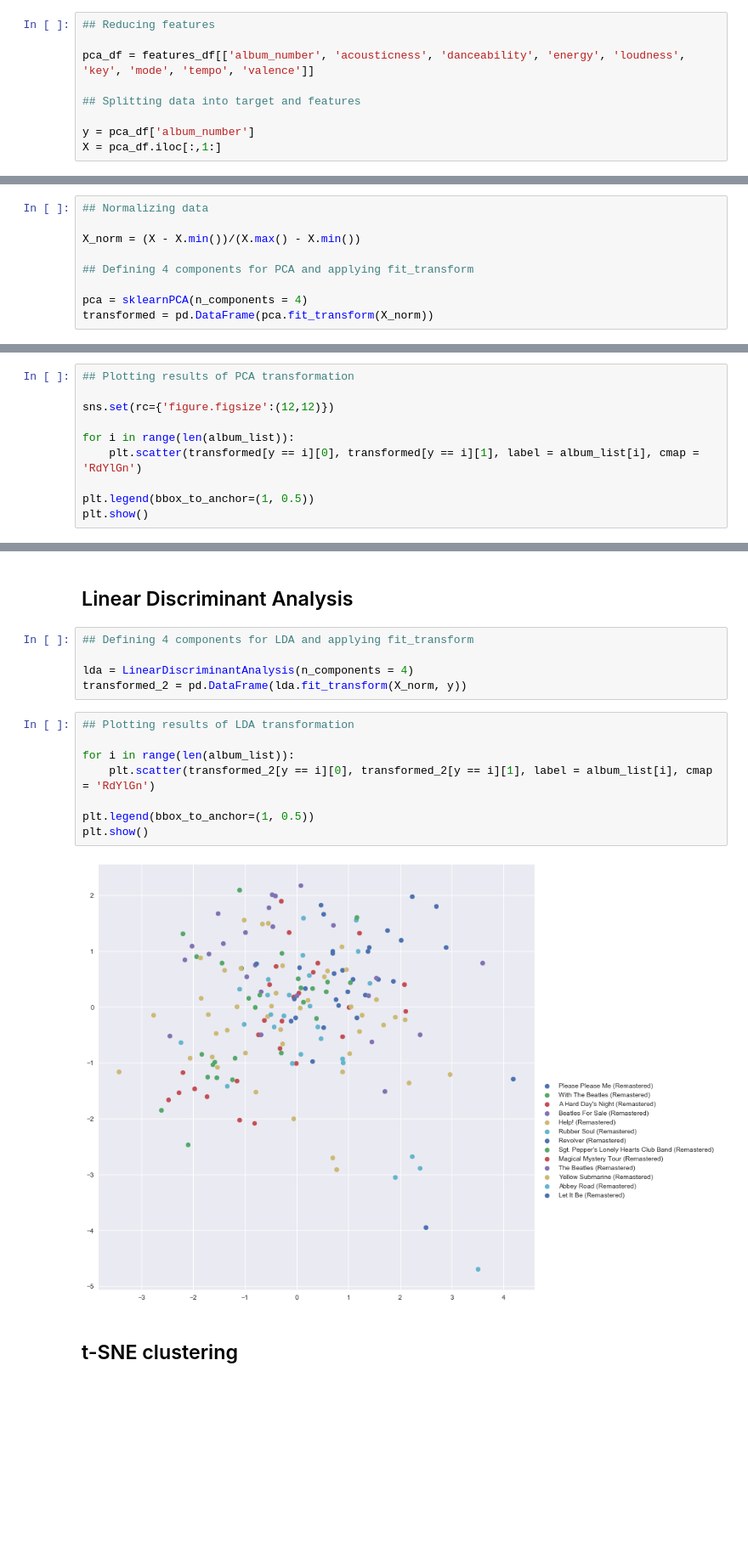
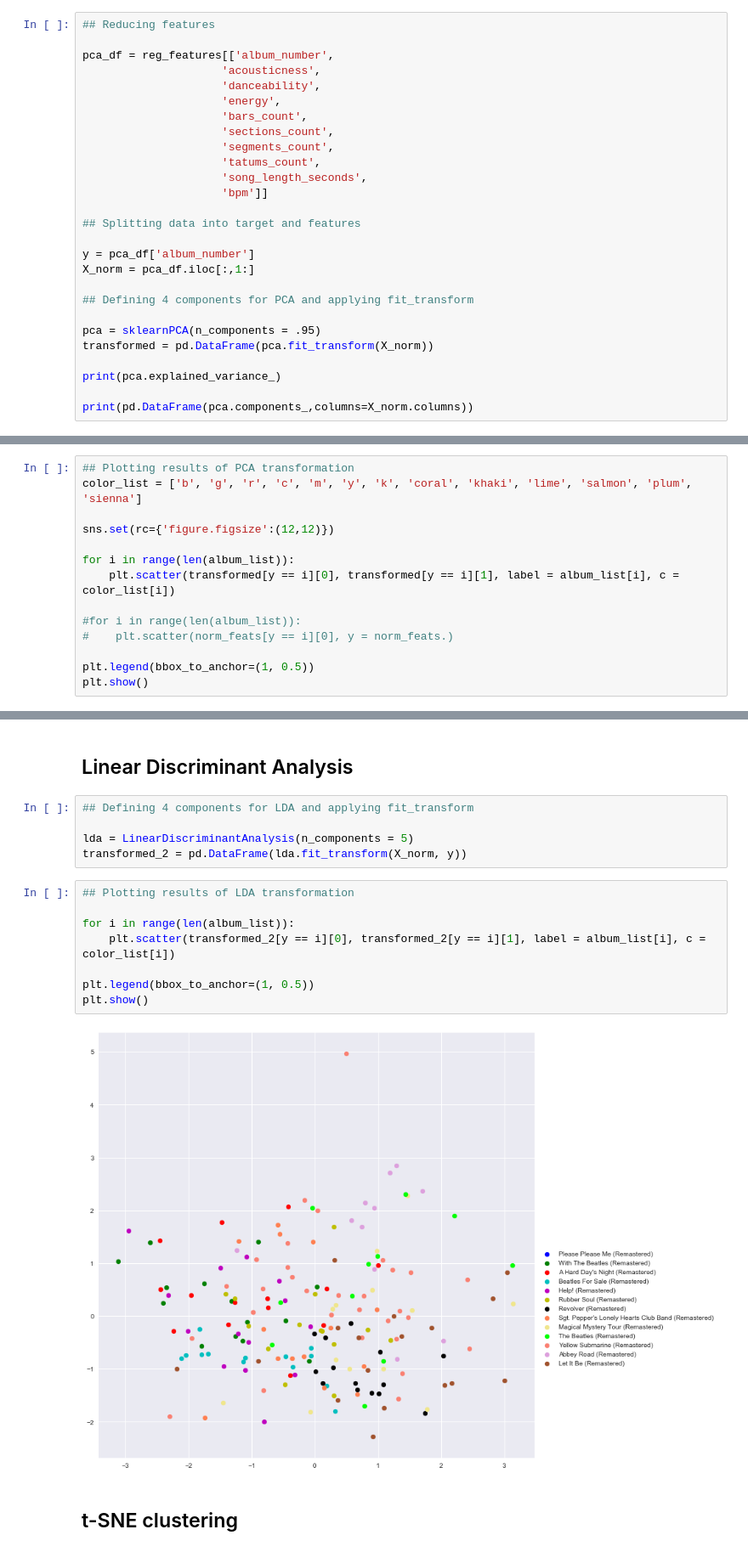
Before and after one commit to jroth006/The-future-of-music, a Jupyter notebook: Exploratory Data Analysis.ipynb, the cells around one changed output, grey strips where cells are left out. Shown at 85% size. Cells and saved outputs as stored; diff of their text form; blank space fills up the shorter version.

```diff
--- a/Exploratory Data Analysis.ipynb
+++ b/Exploratory Data Analysis.ipynb
@@ -206,9 +513,27 @@ print(album_list)
 # %%
 ## Reducing features
 
-pca_df = features_df[['album_number', 'acousticness', 'danceability', 'energy', 'loudness', 'key', 'mode', 'tempo', 'valence']]
+pca_df = reg_features[['album_number',
+                     'acousticness',
+                     'danceability',
+                     'energy',
+                     'bars_count',
+                     'sections_count',
+                     'segments_count',
+                     'tatums_count',
+                     'song_length_seconds',
+                     'bpm']]
 
 ## Splitting data into target and features
 
 y = pca_df['album_number']
-X = pca_df.iloc[:,1:]
+X_norm = pca_df.iloc[:,1:]
+
+## Defining 4 components for PCA and applying fit_transform
+
+pca = sklearnPCA(n_components = .95)
+transformed = pd.DataFrame(pca.fit_transform(X_norm))
+
+print(pca.explained_variance_)
+
+print(pd.DataFrame(pca.components_,columns=X_norm.columns))
@@ -215,9 +554,0 @@ X = pca_df.iloc[:,1:]
-# %%
-## Normalizing data
-
-X_norm = (X - X.min())/(X.max() - X.min())
-
-## Defining 4 components for PCA and applying fit_transform
-
-pca = sklearnPCA(n_components = 4)
-transformed = pd.DataFrame(pca.fit_transform(X_norm))
@@ -224,10 +580,14 @@ transformed = pd.DataFrame(pca.fit_transform(X_norm))
 # %%
 ## Plotting results of PCA transformation
+color_list = ['b', 'g', 'r', 'c', 'm', 'y', 'k', 'coral', 'khaki', 'lime', 'salmon', 'plum', 'sienna']
 
 sns.set(rc={'figure.figsize':(12,12)})
 
 for i in range(len(album_list)):
-    plt.scatter(transformed[y == i][0], transformed[y == i][1], label = album_list[i], cmap = 'RdYlGn')
+    plt.scatter(transformed[y == i][0], transformed[y == i][1], label = album_list[i], c = color_list[i])
+
+#for i in range(len(album_list)):
+#    plt.scatter(norm_feats[y == i][0], y = norm_feats.)
 
 plt.legend(bbox_to_anchor=(1, 0.5))
 plt.show()
@@ -238,18 +598,18 @@ plt.show()
 # %%
 ## Defining 4 components for LDA and applying fit_transform
 
-lda = LinearDiscriminantAnalysis(n_components = 4)
+lda = LinearDiscriminantAnalysis(n_components = 5)
 transformed_2 = pd.DataFrame(lda.fit_transform(X_norm, y))
 # %%
 ## Plotting results of LDA transformation
 
 for i in range(len(album_list)):
-    plt.scatter(transformed_2[y == i][0], transformed_2[y == i][1], label = album_list[i], cmap = 'RdYlGn')
+    plt.scatter(transformed_2[y == i][0], transformed_2[y == i][1], label = album_list[i], c = color_list[i])
 
 plt.legend(bbox_to_anchor=(1, 0.5))
 plt.show()
 # %% [output]
-[figure, old version]
+[figure, new version]
 # %% [markdown]
 ## t-SNE clustering
 # %%
```
Also changed, not shown: parts of 70 cells of this notebook, 7 other files.
